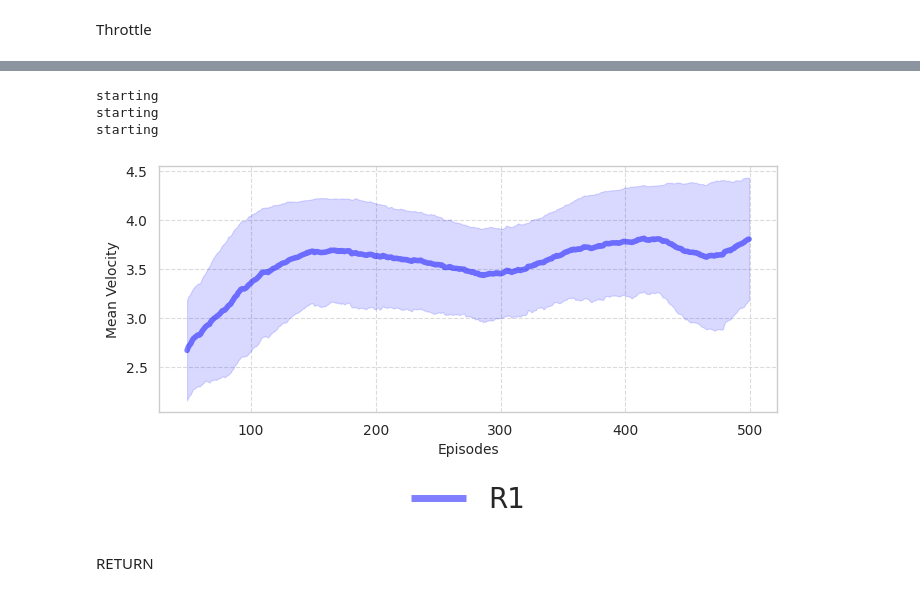
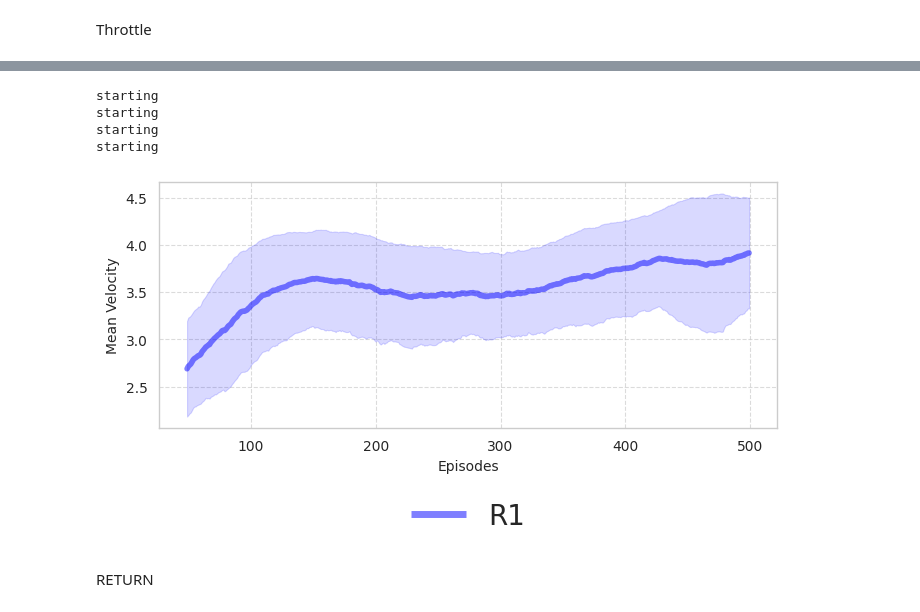
Before and after one commit to shilpa2301/QRSAC, a Jupyter notebook: debug_plots/debug_plots_RC2.ipynb, the cells around one changed output, grey strips where cells are left out. Cells and saved outputs as stored; diff of their text form; code cells hidden in the pictures.

```diff
--- a/debug_plots/debug_plots_RC2.ipynb
+++ b/debug_plots/debug_plots_RC2.ipynb
@@ -123,7 +123,7 @@ def generate_plot(means, stds, save_path=""):
     plt.show()
 
 returns_1 = []
-for idx in range(1,4):
+for idx in range(1,5):
     reward_type = "rew4"
     # env_type = "track"
     env_type = "road"
@@ -239,7 +240,7 @@ def generate_plot(means, stds, save_path=""):
     plt.show()
 
 returns_1 = []
-for idx in range(1,4):
+for idx in range(1,5):
     reward_type = "rew4"
     # env_type = "track"
     env_type = "road"
@@ -345,35 +347,36 @@ def generate_plot(means, stds, save_path=""):
         line.set_linewidth(5.0)
         line.set_solid_capstyle('butt')
     plt.yticks(fontsize=10)
     plt.xticks(fontsize=10)
     plt.xlabel("Episodes", fontsize=10)
     plt.ylabel("Mean Velocity", fontsize=10)
     plt.grid(True, linestyle='--', alpha=0.7)
     plt.tight_layout()
     plt.savefig(f"{save_path}.png", dpi=200)
     plt.show()
 
 returns_1 = []
-for idx in range(1,4):
+for idx in range(1,5):
     reward_type = "rew4"
     env_type = "track" #"road"
     env_type = "road"
     log_num = str(idx)
     log_file_path = f"/home/smukh039/work/QRSAC/debug_logs_to_plot/generated_road/debug_{env_type}_{reward_type}_{log_num}.log"
     # log_file_path = f"/home/smukh039/work/QRSAC/debug_logs_to_plot/generated_track/debug_{env_type}_{reward_type}_{log_num}.log"
     returns_1.append(get_returns(reward_type, log_num, env_type, log_file_path)) #[:100])
 returns_r1_mean = np.mean(returns_1, axis=0)
 returns_r1_std = np.std(returns_1, axis=0)
 
 WIN_SIZE=50
 means_r1, stds_r1 = smoothen(returns_r1_mean, WIN_SIZE), smoothen(returns_r1_std, WIN_SIZE)
 means, stds = (means_r1), (stds_r1)
 generate_plot(means, stds, "result_plot")
 # %% [output]
 starting
 starting
 starting
+starting
-[figure, old version]
+[figure, new version]
 # %% [markdown]
 RETURN
 # %%
```
Also changed, not shown: parts of 3 cells of this notebook, 3 other files.
